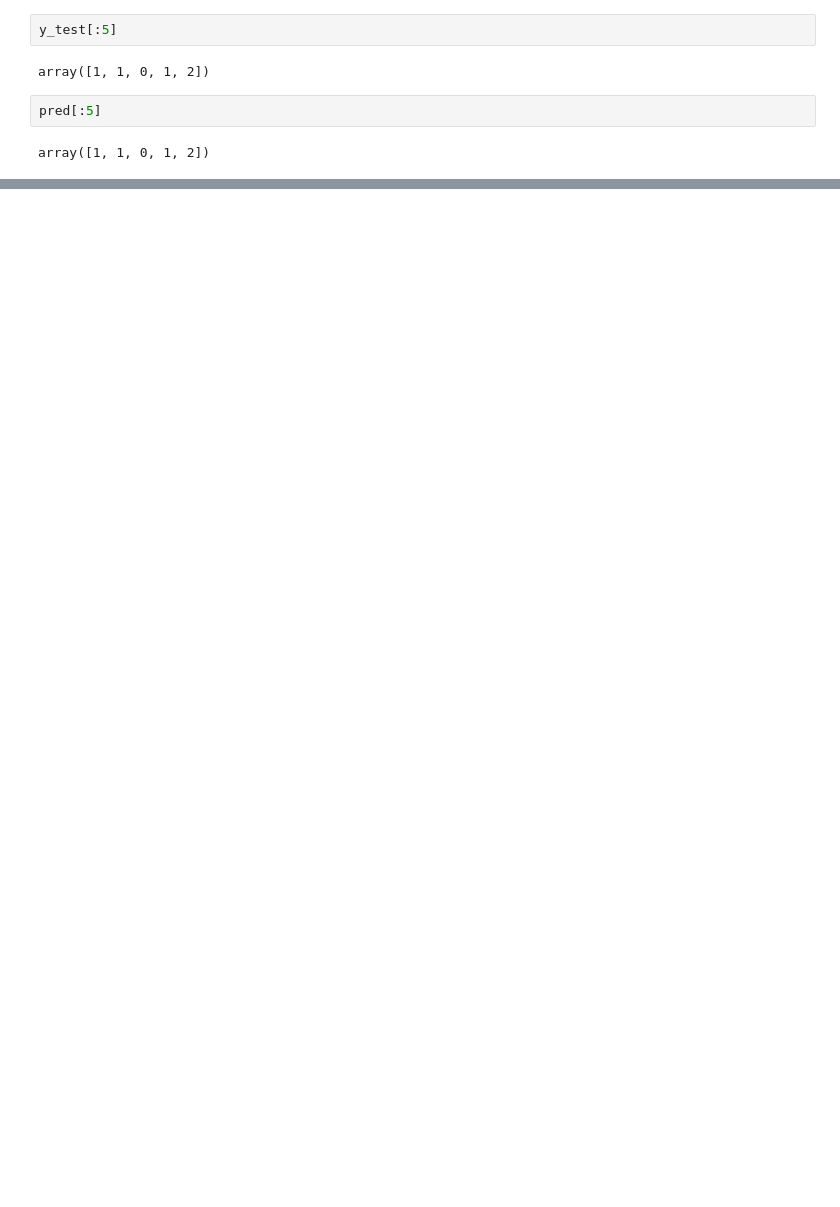
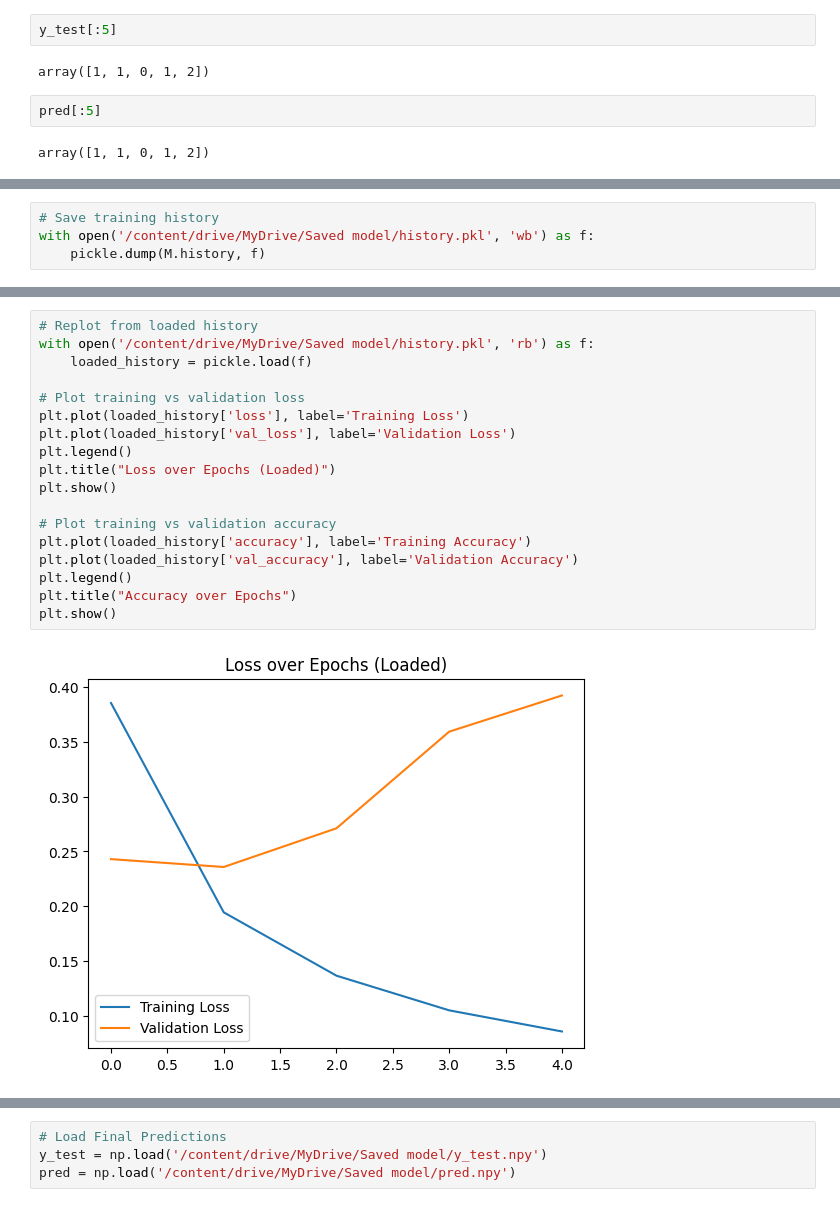
Before and after one commit to FahmidaAkterShimu/Final-Project-using-NLP, a Jupyter notebook: Hate_Speech_Detection_using_LSTM.ipynb, the cells around one changed output, grey strips where cells are left out. Saved outputs shown, nothing was run; the diff lists cells and outputs as text; blank space fills up the shorter version.

```diff
--- a/Hate_Speech_Detection_using_LSTM.ipynb
+++ b/Hate_Speech_Detection_using_LSTM.ipynb
@@ -421,3 +482,7 @@ np.save('/content/drive/MyDrive/Saved model/X_train.npy', X_train)
 np.save('/content/drive/MyDrive/Saved model/X_test.npy', X_test)
 np.save('/content/drive/MyDrive/Saved model/y_train.npy', y_train)
 np.save('/content/drive/MyDrive/Saved model/y_test.npy', y_test)
+# %%
+# Save training history
+with open('/content/drive/MyDrive/Saved model/history.pkl', 'wb') as f:
+    pickle.dump(M.history, f)
@@ -454,0 +521,20 @@ Model Accuracy : 92.02021360397339
+# %%
+# Replot from loaded history
+with open('/content/drive/MyDrive/Saved model/history.pkl', 'rb') as f:
+    loaded_history = pickle.load(f)
+
+# Plot training vs validation loss
+plt.plot(loaded_history['loss'], label='Training Loss')
+plt.plot(loaded_history['val_loss'], label='Validation Loss')
+plt.legend()
+plt.title("Loss over Epochs (Loaded)")
+plt.show()
+
+# Plot training vs validation accuracy
+plt.plot(loaded_history['accuracy'], label='Training Accuracy')
+plt.plot(loaded_history['val_accuracy'], label='Validation Accuracy')
+plt.legend()
+plt.title("Accuracy over Epochs")
+plt.show()
+# %% [output]
+[figure, added]
@@ -454,0 +542,4 @@ Model Accuracy : 92.02021360397339
+# %%
+# Load Final Predictions
+y_test = np.load('/content/drive/MyDrive/Saved model/y_test.npy')
+pred = np.load('/content/drive/MyDrive/Saved model/pred.npy')
```
Also changed, not shown: parts of 36 cells of this notebook.
